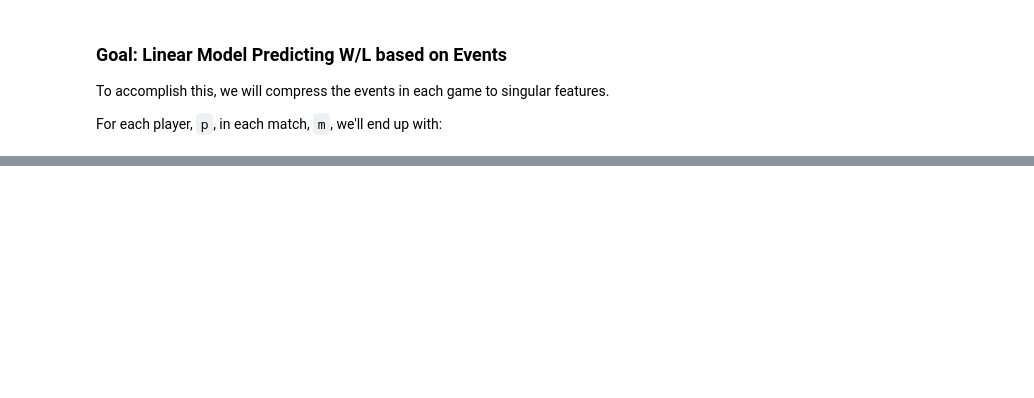
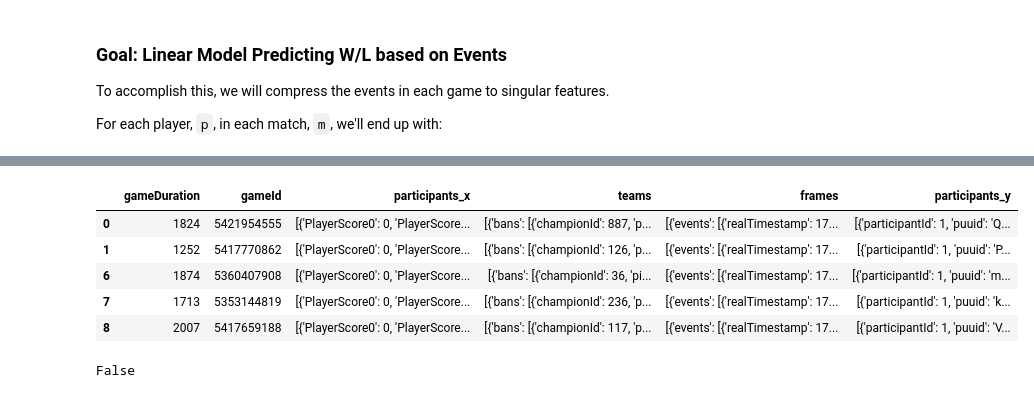
Before and after one commit to dsci445-csu/project-9, a Jupyter notebook: ryan-eventsmodel.ipynb, the cells around one changed output, grey strips where cells are left out. Drawn from its saved outputs; the diff is of its cells as text; code cells hidden in the pictures; blank space fills up the shorter version.

Commit message:
add items json to eda; work on events model

```diff
--- a/ryan-eventsmodel.ipynb
+++ b/ryan-eventsmodel.ipynb
@@ -32,0 +20,27 @@ for game_frame in frames:
+# %%
+df = matches.merge(timelines, on="gameId")
+# %%
+df = df[df['gameMode'] == 'CLASSIC']
+# %%
+df = df.drop(['gameCreation', 'gameMode', 'gameVersion', 'platformId', 'queueId',
+              'tournamentCode', 'gameModeMutators', 'frameInterval', 'mapId',
+              'gameType', 'gameStartTimestamp', 'gameEndTimestamp', 'gameName',
+              'endOfGameResult_x', 'endOfGameResult_y'], axis=1)
+# %%
+df = df[df['gameDuration'] > 900]
+# %%
+df.head()
+# %% [output]
+|  | gameDuration | gameId | participants_x | teams | frames | participants_y |
+| 0 | 1824 | 5421954555 | [{'PlayerScore0': 0, 'PlayerScore... | [{'bans': [{'championId': 887, 'p... | [{'events': [{'realTimestamp': 17... | [{'participantId': 1, 'puuid': 'Q... |
+| 1 | 1252 | 5417770862 | [{'PlayerScore0': 0, 'PlayerScore... | [{'bans': [{'championId': 126, 'p... | [{'events': [{'realTimestamp': 17... | [{'participantId': 1, 'puuid': 'P... |
+| 6 | 1874 | 5360407908 | [{'PlayerScore0': 0, 'PlayerScore... | [{'bans': [{'championId': 36, 'pi... | [{'events': [{'realTimestamp': 17... | [{'participantId': 1, 'puuid': 'm... |
+| 7 | 1713 | 5353144819 | [{'PlayerScore0': 0, 'PlayerScore... | [{'bans': [{'championId': 236, 'p... | [{'events': [{'realTimestamp': 17... | [{'participantId': 1, 'puuid': 'k... |
+| 8 | 2007 | 5417659188 | [{'PlayerScore0': 0, 'PlayerScore... | [{'bans': [{'championId': 117, 'p... | [{'events': [{'realTimestamp': 17... | [{'participantId': 1, 'puuid': 'V... |
+# %%
+df['participants_x'][0]
+
+# X: participant role (1-5),
+# Y: participant win (0/1)
+# %% [output]
+False
```
Also changed, not shown: parts of 4 cells of this notebook, 1 other file.
